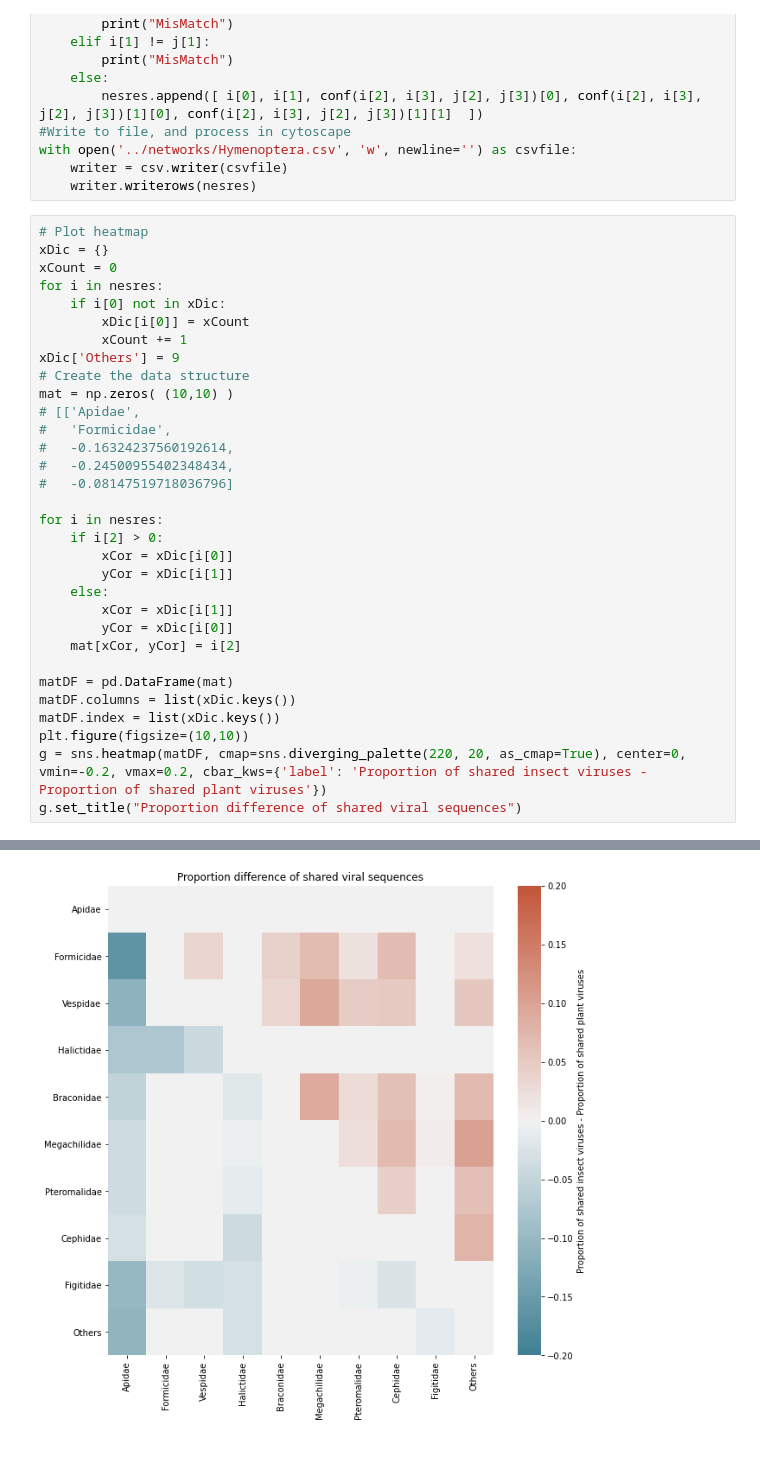
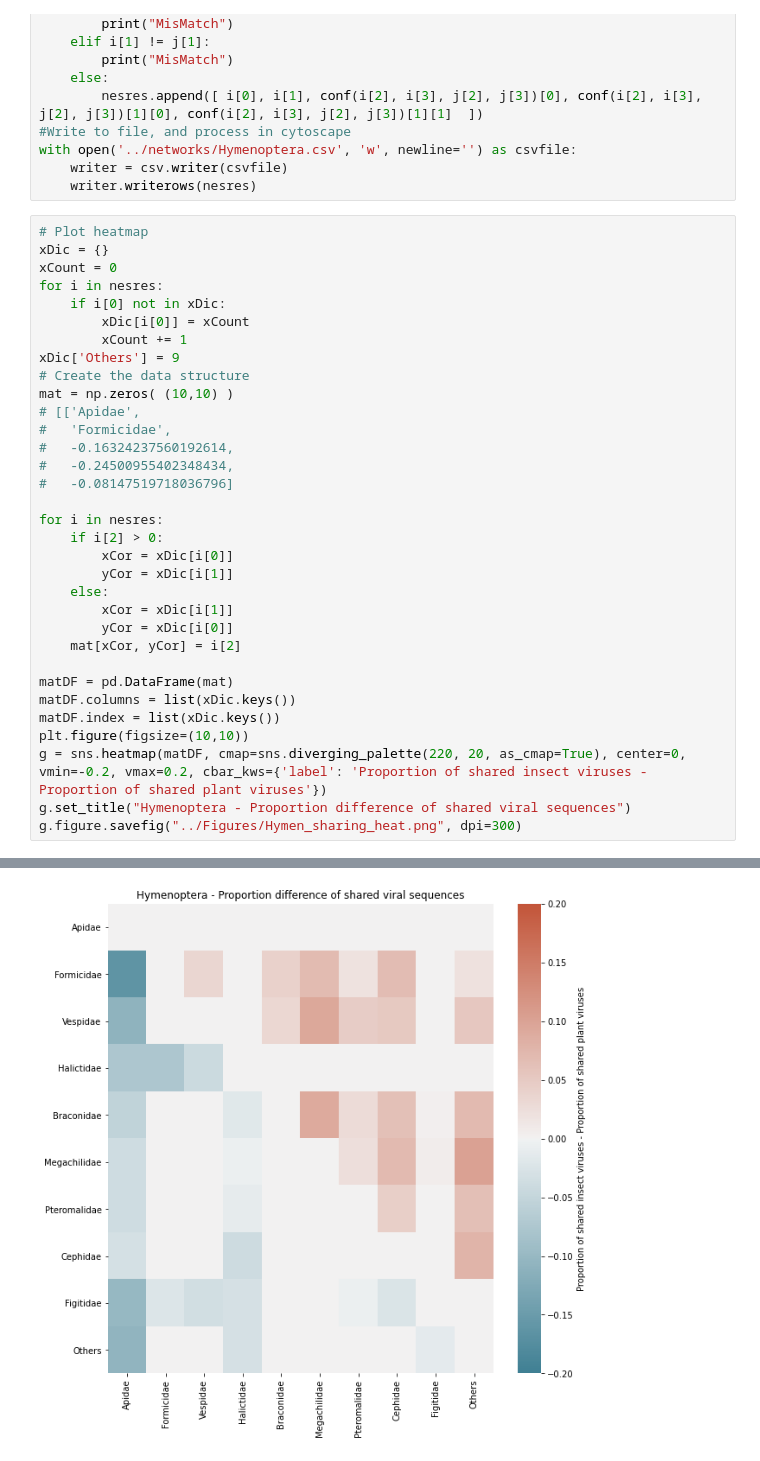
Before and after one commit to Matthijnssenslab/Bee_euvir, a Jupyter notebook: notebooks/5_Virussharing_subset.ipynb, the cells around one changed output, grey strips where cells are left out. Saved outputs shown, nothing was run; the diff lists cells and outputs as text.

```diff
--- a/notebooks/5_Virussharing_subset.ipynb
+++ b/notebooks/5_Virussharing_subset.ipynb
@@ -463,5 +478,6 @@ matDF.columns = list(xDic.keys())
 matDF.index = list(xDic.keys())
 plt.figure(figsize=(10,10))
 g = sns.heatmap(matDF, cmap=sns.diverging_palette(220, 20, as_cmap=True), center=0, vmin=-0.2, vmax=0.2, cbar_kws={'label': 'Proportion of shared insect viruses - Proportion of shared plant viruses'})
-g.set_title("Proportion difference of shared viral sequences")
+g.set_title("Hymenoptera - Proportion difference of shared viral sequences")
+g.figure.savefig("../Figures/Hymen_sharing_heat.png", dpi=300)
 # %% [output]
@@ -469 +484 @@ Text(0.5, 1.0, 'Proportion difference of shared viral sequences')
-[figure, old version]
+[figure, new version]
```
Also changed, not shown: parts of 9 cells of this notebook, 11 other files.
